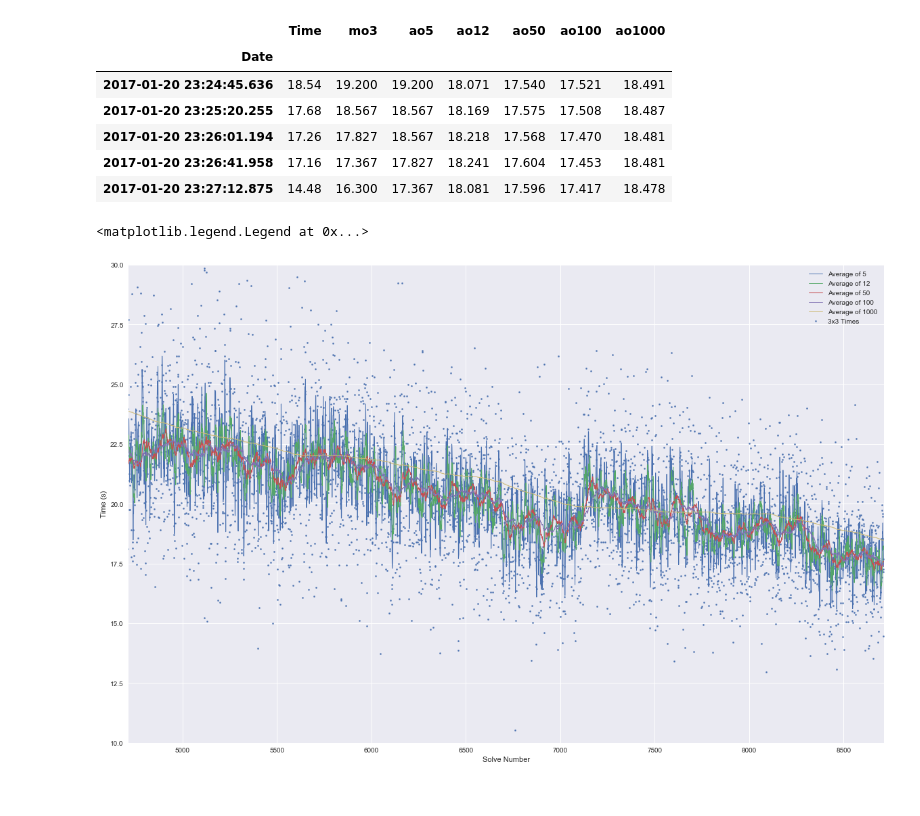
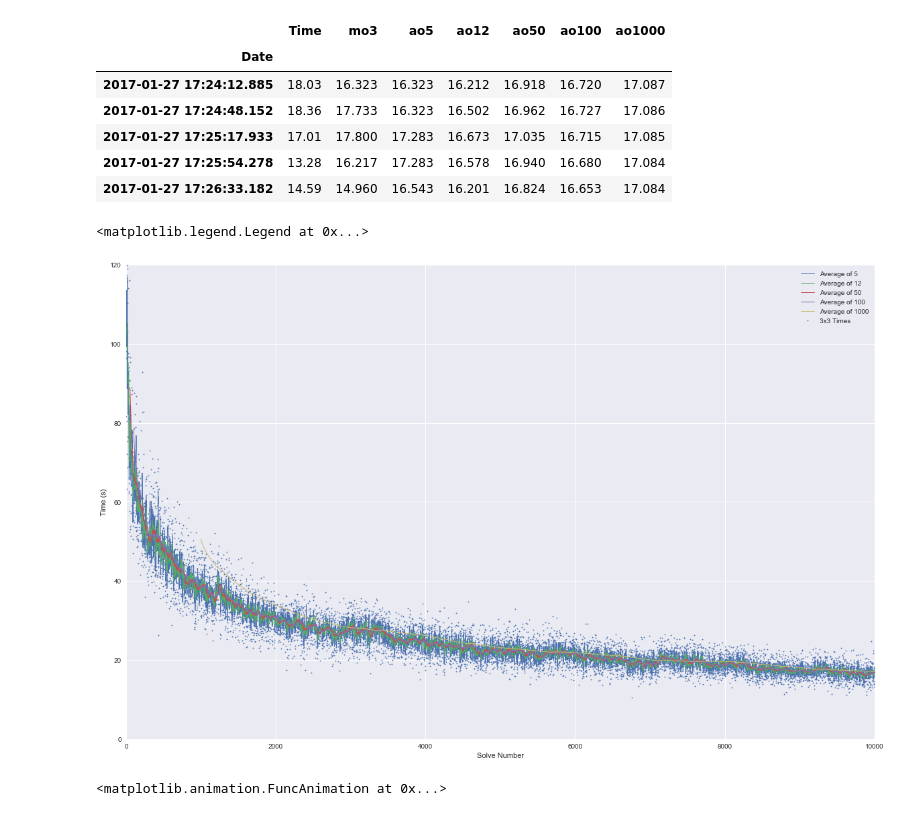
Before and after one commit to cnapun/cube-plots, a Jupyter notebook: cubetimes.ipynb, the cells around one changed output. Cells and saved outputs as stored; diff of their text form; code cells hidden in the pictures.

Commit message:
Add animation
Animate histogram

```diff
--- a/cubetimes.ipynb
+++ b/cubetimes.ipynb
@@ -5,15 +5,16 @@ import seaborn as sns
 import datetime
 import numpy as np
 from io import StringIO
-from scipy.stats import norm, linregress
 from scipy import signal
 import json
+import matplotlib.animation as animation
 %matplotlib inline
 plt.rcParams['figure.figsize'] = 20, 13
+plt.rcParams['animation.html'] = 'html5'
 # %%
 # initial import of data
 out = None
-filename = 'Backup_21-Jan-2017_24-11.txt'
+filename = 'Backup_27-Jan-2017_18-10.txt'
 with open(filename, 'r') as f:
     out = StringIO(f.read().replace(',',';'))
 df = pd.read_csv(out, delimiter=';')
@@ -66,11 +67,11 @@ rdf.tail()
 # %% [output]
 |  | Time | mo3 | ao5 | ao12 | ao50 | ao100 | ao1000 |
 | Date |  |  |  |  |  |  |  |
-| 2017-01-20 23:24:45.636 | 18.54 | 19.200 | 19.200 | 18.071 | 17.540 | 17.521 | 18.491 |
-| 2017-01-20 23:25:20.255 | 17.68 | 18.567 | 18.567 | 18.169 | 17.575 | 17.508 | 18.487 |
-| 2017-01-20 23:26:01.194 | 17.26 | 17.827 | 18.567 | 18.218 | 17.568 | 17.470 | 18.481 |
-| 2017-01-20 23:26:41.958 | 17.16 | 17.367 | 17.827 | 18.241 | 17.604 | 17.453 | 18.481 |
-| 2017-01-20 23:27:12.875 | 14.48 | 16.300 | 17.367 | 18.081 | 17.596 | 17.417 | 18.478 |
+| 2017-01-27 17:24:12.885 | 18.03 | 16.323 | 16.323 | 16.212 | 16.918 | 16.720 | 17.087 |
+| 2017-01-27 17:24:48.152 | 18.36 | 17.733 | 16.323 | 16.502 | 16.962 | 16.727 | 17.086 |
+| 2017-01-27 17:25:17.933 | 17.01 | 17.800 | 17.283 | 16.673 | 17.035 | 16.715 | 17.085 |
+| 2017-01-27 17:25:54.278 | 13.28 | 16.217 | 17.283 | 16.578 | 16.940 | 16.680 | 17.084 |
+| 2017-01-27 17:26:33.182 | 14.59 | 14.960 | 16.543 | 16.201 | 16.824 | 16.653 | 17.084 |
 # %%
 # daily averages
 mindate = rdf.index[0].date()
@@ -87,19 +87,17 @@ for row in rdf.iterrows():
 # %%
 # plot solves
-plt.scatter(range(len(rdf)),rdf['Time'], label='3x3 Times', s=5)
+plt.scatter(range(len(rdf)),rdf['Time'], label='3x3 Times', s=2)
 plt.plot(range(len(rdf)),rdf.ao5, label='Average of 5', linewidth=1)
 plt.plot(range(len(rdf)),rdf.ao12, label='Average of 12', linewidth=1)
 plt.plot(range(len(rdf)),rdf.ao50, label='Average of 50', linewidth=1)
 plt.plot(range(len(rdf)),rdf.ao100, label='Average of 100', linewidth=1)
 plt.plot(range(len(rdf)),rdf.ao1000, label='Average of 1000', linewidth=1)
-plt.xlim(len(rdf)-4000,len(rdf))
-plt.ylim(10,30)
+# plt.xlim(len(rdf)-6000,len(rdf))
+plt.xlim(0, len(rdf))
+plt.ylim(0,120)
 plt.ylabel('Time (s)')
 plt.xlabel('Solve Number')
 plt.legend(loc='best')
-
-# coeffs = np.polyfit(range(len(rdf)-750,len(rdf)), rdf.ao12[-750:], deg=1)
-# plt.plot(np.arange(2000,len(rdf)), np.polyval(coeffs, np.arange(2000,len(rdf))), linewidth=5, label='Linear Regression')
 # %% [output]
 <matplotlib.legend.Legend at 0x...>
-[figure, old version]
+[figure, new version]
@@ -106,3 +140,7 @@ plt.legend(loc='best')
+# %%
+ani
+# %% [output]
+<matplotlib.animation.FuncAnimation at 0x...>
 # %%
 # Histogram of times.  Set range and step to what you want
 tms = rdf['Time'].values
```
Also changed, not shown: parts of 9 cells of this notebook, 1 other file.
